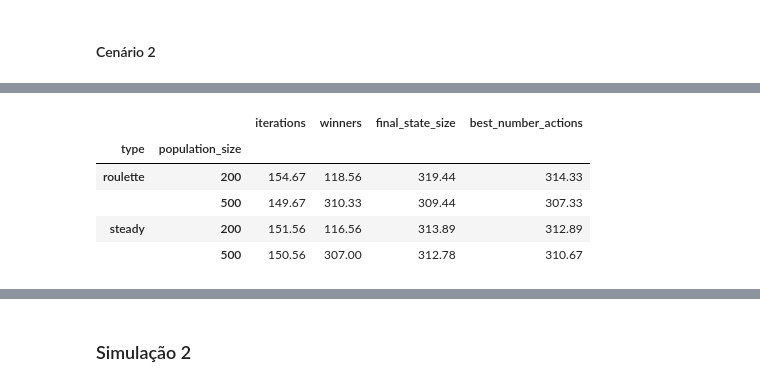
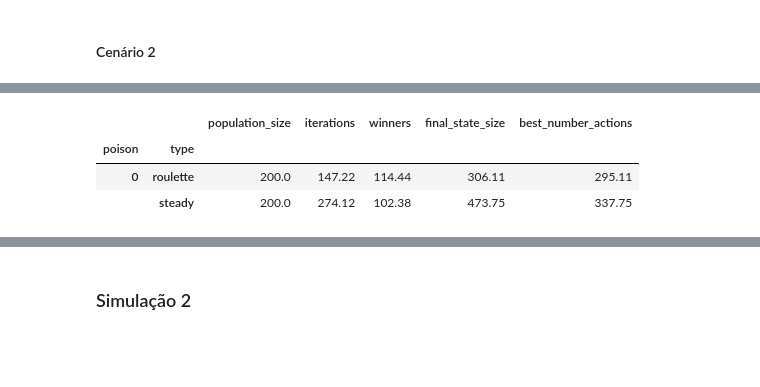
Before and after one commit to carolineap/hardest-pygame-ever, a Jupyter notebook: whg.ipynb, the cells around one changed output, grey strips where cells are left out. Saved outputs shown, nothing was run; the diff lists cells and outputs as text; code cells hidden in the pictures; blank space fills up the shorter version.

```diff
--- a/whg.ipynb
+++ b/whg.ipynb
@@ -98,16 +121,14 @@ import numpy as np
 import pandas as pd
 import matplotlib.pyplot as plt
 
-cols = [0, 1, 3, 4, 5, 9]
+cols = [0, 1, 3, 4, 5, 9, 10]
 
 # importa o arquivo e guarda em um dataframe do Pandas
-df_200 = pd.read_csv('Tests/simulation_one_200.csv', sep=',', index_col=None, usecols=cols)
-df_500 = pd.read_csv('Tests/simulation_one_500.csv', sep=',', index_col=None, usecols=cols)
+df = pd.read_csv('results.csv', sep=',', index_col=None, usecols=cols)
 
-frames = [df_200, df_500]
+df_with_poison =  df.loc[df['poison'] == 1]
+df_without_poison = df.loc[df['poison'] == 0]
 
-df = pd.concat(frames)
-
-df_steady = df.loc[df['type'] == "steady"]
-df_steady
+df_steady = df_with_poison.loc[df_with_poison['type'] == "steady"]
+df_steady.sort_values(by=['population_size', 'iterations'])
 # %% [output]
@@ -154,10 +242,8 @@ df_roulette
 # %%
-df_mean = df.groupby(["type", "population_size"]).mean().round(2)
-df_mean
+df_mean_wp = df_without_poison.groupby(["poison", "type"]).mean().round(2)
+df_mean_wp
 # %% [output]
-|  |  | iterations | winners | final_state_size | best_number_actions |
-| type | population_size |  |  |  |  |
-| roulette | 200 | 154.67 | 118.56 | 319.44 | 314.33 |
-|  | 500 | 149.67 | 310.33 | 309.44 | 307.33 |
-| steady | 200 | 151.56 | 116.56 | 313.89 | 312.89 |
-|  | 500 | 150.56 | 307.00 | 312.78 | 310.67 |
+|  |  | population_size | iterations | winners | final_state_size | best_number_actions |
+| poison | type |  |  |  |  |  |
+| 0 | roulette | 200.0 | 147.22 | 114.44 | 306.11 | 295.11 |
+|  | steady | 200.0 | 274.12 | 102.38 | 473.75 | 337.75 |
```
Also changed, not shown: parts of 26 cells of this notebook, 5 other files.
